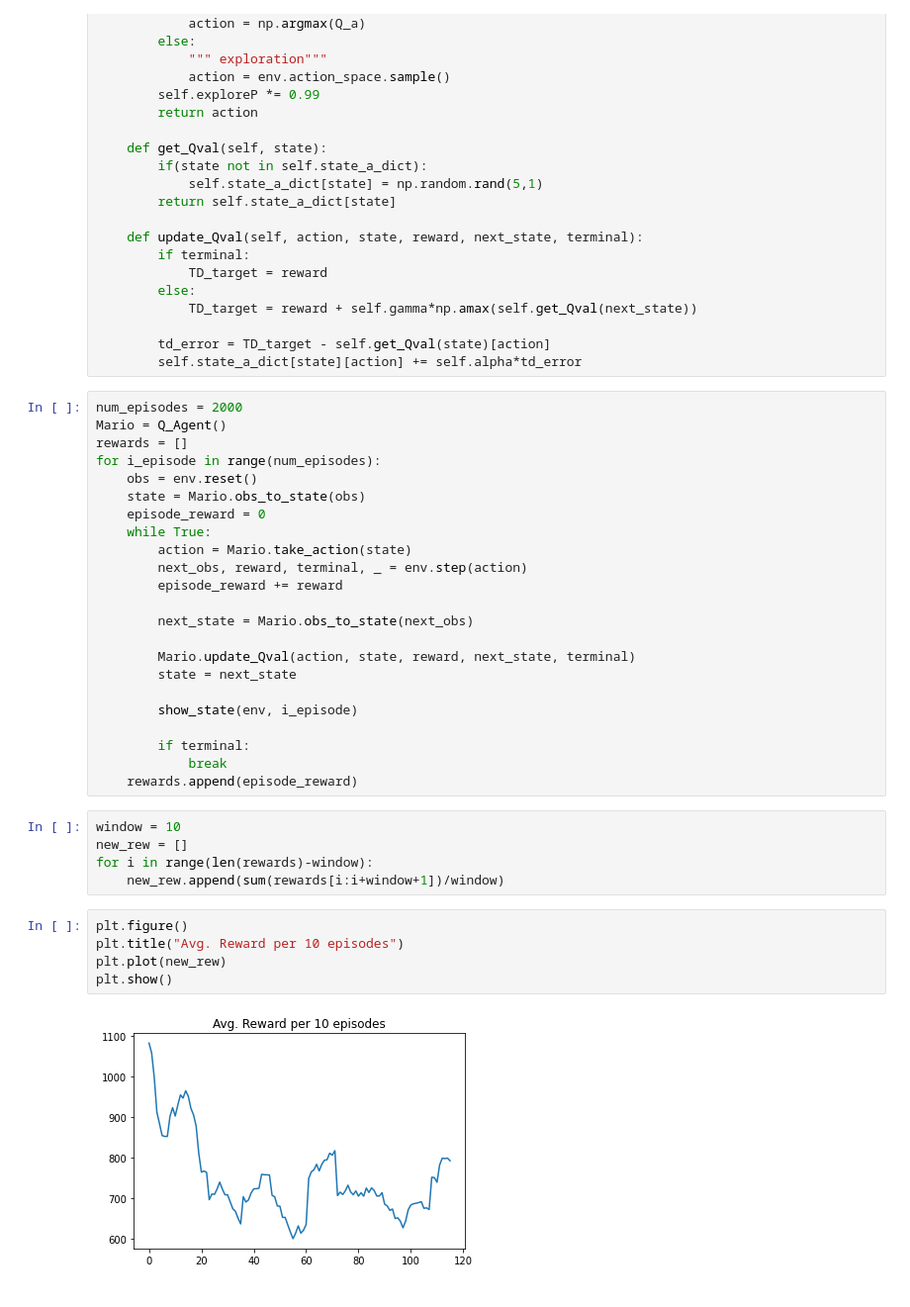
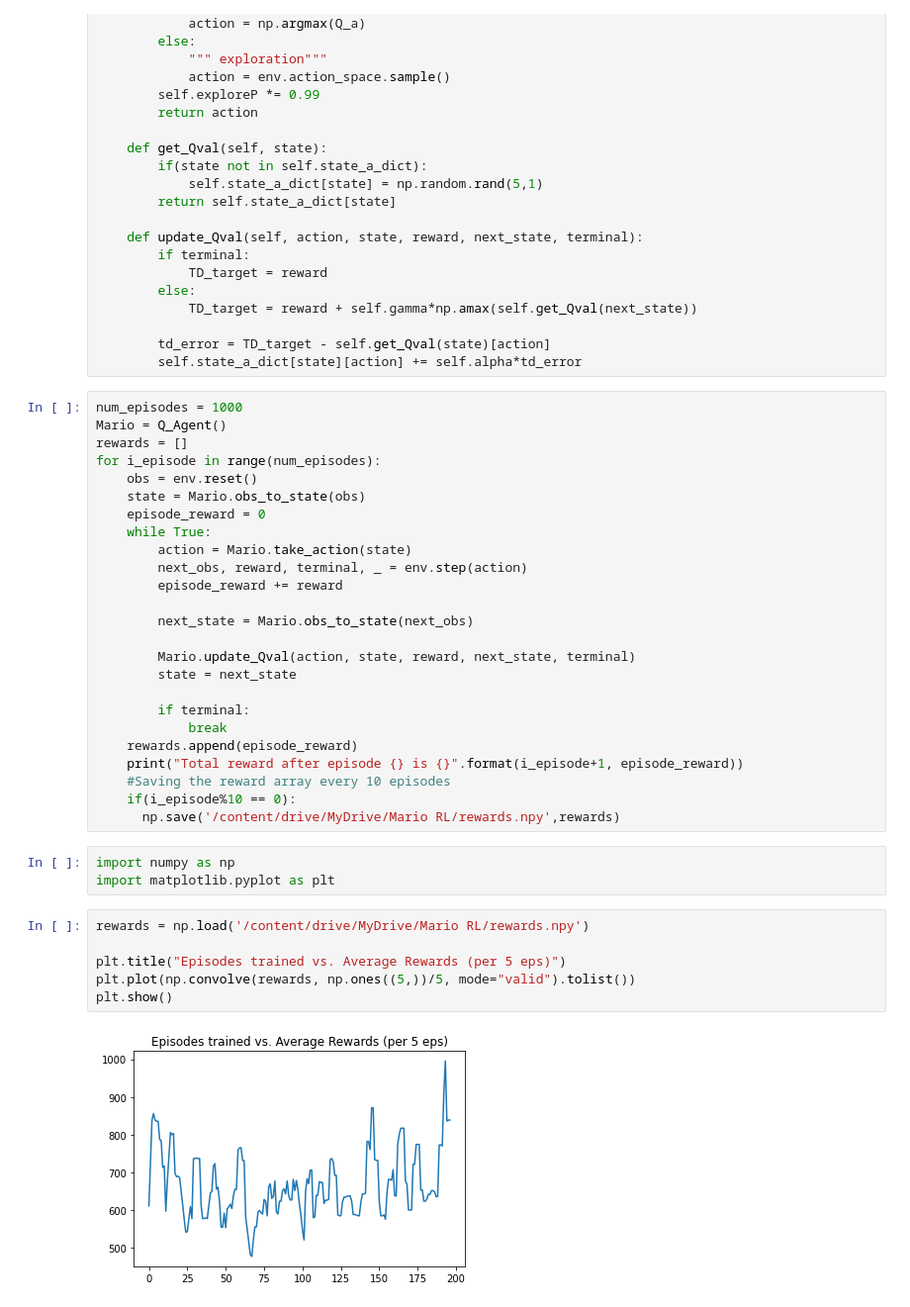
Before and after one commit to PranjalMinocha/RL_Mario, a Jupyter notebook: Q_Learning.ipynb, the cells around one changed output. Shown at 99% size. Drawn from its saved outputs; the diff is of its cells as text.

```diff
--- a/Q_Learning.ipynb
+++ b/Q_Learning.ipynb
@@ -233,7 +198,7 @@ class Q_Agent():
         td_error = TD_target - self.get_Qval(state)[action]
         self.state_a_dict[state][action] += self.alpha*td_error
 # %%
-num_episodes = 2000
+num_episodes = 1000
 Mario = Q_Agent()
 rewards = []
 for i_episode in range(num_episodes):
@@ -250,20 +215,21 @@ for i_episode in range(num_episodes):
         Mario.update_Qval(action, state, reward, next_state, terminal)
         state = next_state
 
-        show_state(env, i_episode)
-
         if terminal:
             break
     rewards.append(episode_reward)
+    print("Total reward after episode {} is {}".format(i_episode+1, episode_reward))
+    #Saving the reward array every 10 episodes
+    if(i_episode%10 == 0):
+      np.save('/content/drive/MyDrive/Mario RL/rewards.npy',rewards)
-# %%
-window = 10
-new_rew = []
-for i in range(len(rewards)-window):
-    new_rew.append(sum(rewards[i:i+window+1])/window)
-# %%
-plt.figure()
-plt.title("Avg. Reward per 10 episodes")
-plt.plot(new_rew)
-plt.show()
-# %% [output]
-[figure, removed]
+# %%
+import numpy as np
+import matplotlib.pyplot as plt
+# %%
+rewards = np.load('/content/drive/MyDrive/Mario RL/rewards.npy')
+
+plt.title("Episodes trained vs. Average Rewards (per 5 eps)")
+plt.plot(np.convolve(rewards, np.ones((5,))/5, mode="valid").tolist())
+plt.show()
+# %% [output]
+[figure, added]
```
Also changed, not shown: parts of 4 cells of this notebook.
